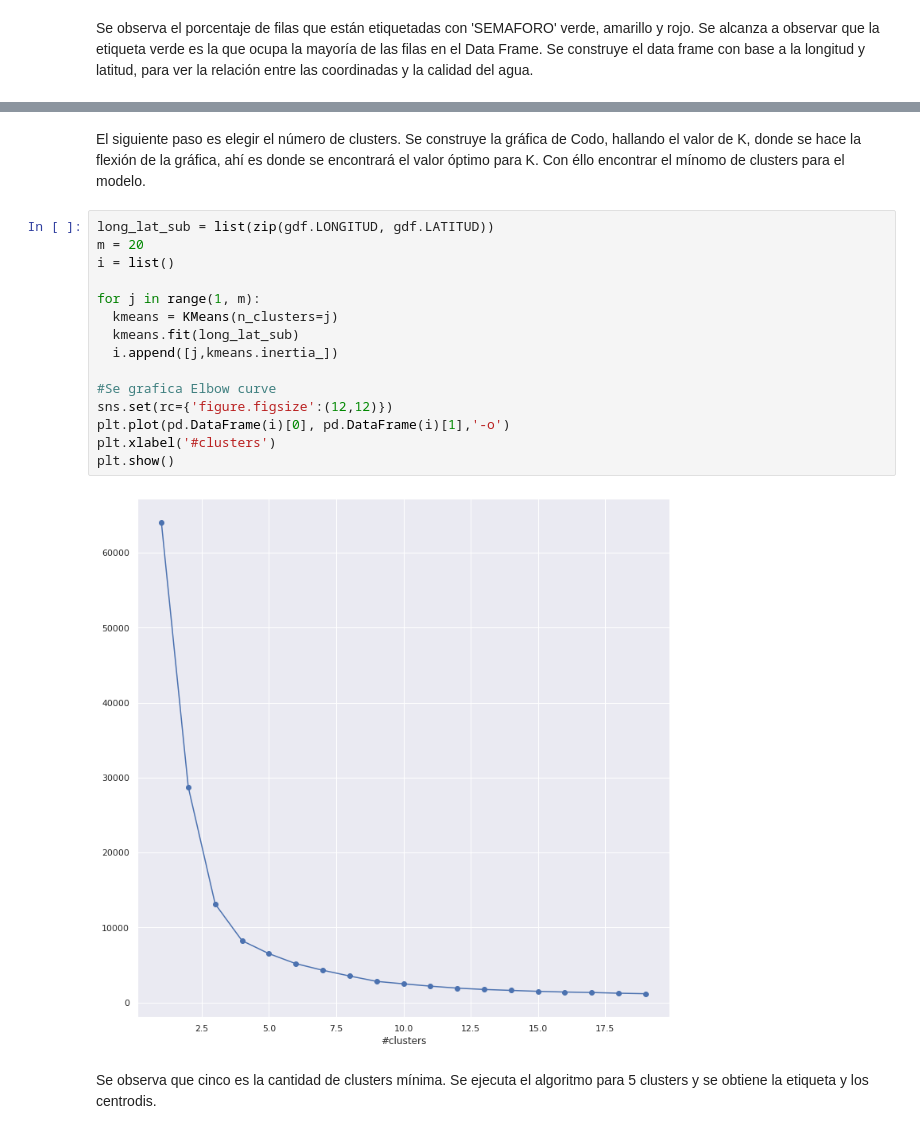
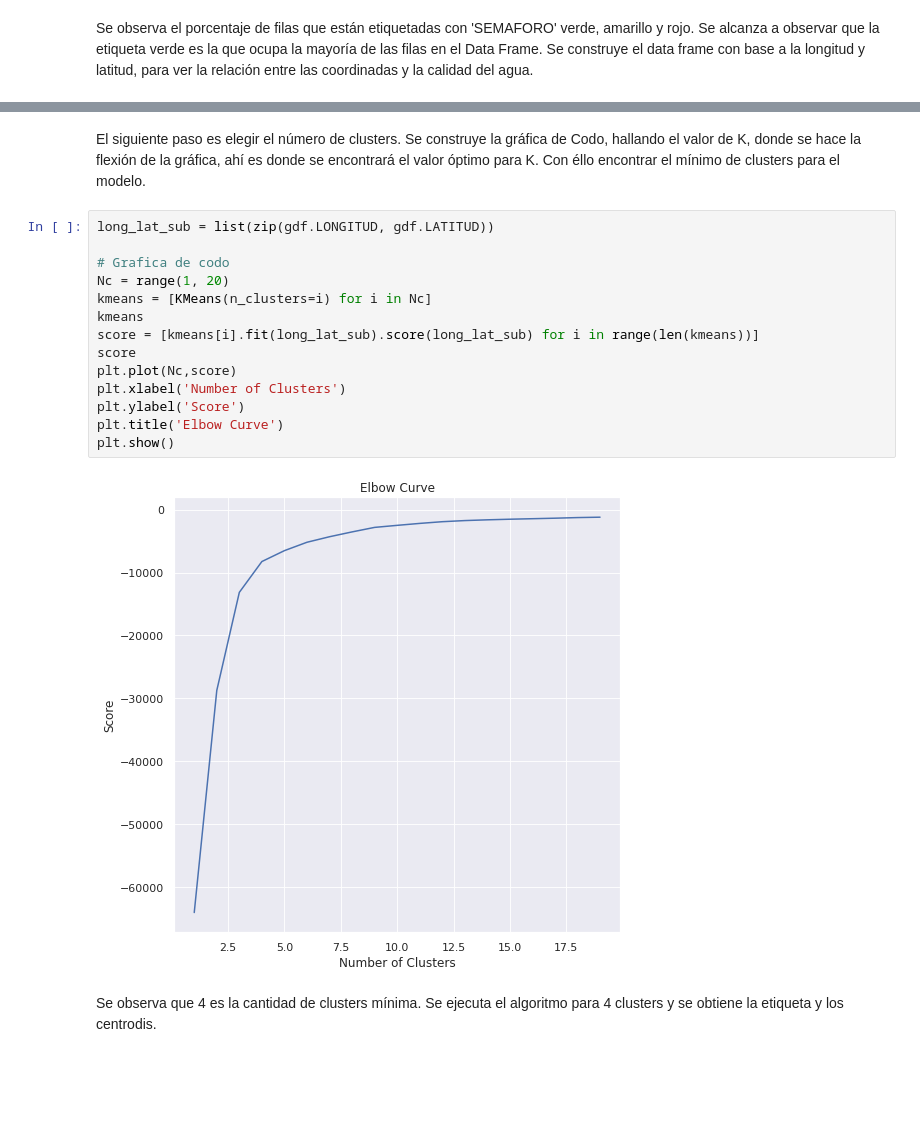
Before and after one commit to PosgradoMNA/actividades-del-projecto-equipo70, a Jupyter notebook: RetoFinal/Entrega1/Reto_Entrega1_Limpieza_análisis_visualización_kmeans.ipynb, the cells around one changed output, grey strips where cells are left out. Saved outputs shown, nothing was run; the diff lists cells and outputs as text; blank space fills up the shorter version.

Commit message:
Análisis de semáforo con Kmeans

```diff
--- a/RetoFinal/Entrega1/Reto_Entrega1_Limpieza_análisis_visualización_kmeans.ipynb
+++ b/RetoFinal/Entrega1/Reto_Entrega1_Limpieza_análisis_visualización_kmeans.ipynb
@@ -689,23 +681,22 @@ gdf = gpd.GeoDataFrame(df_sub_lonlat, geometry="Coordinates")
 # %% [markdown]
-El siguiente paso es elegir el número de clusters. Se construye la gráfica de Codo, hallando el valor de K, donde se hace la flexión de la gráfica, ahí es donde se encontrará el valor óptimo para K. Con éllo encontrar el mínomo de clusters para el modelo.
+El siguiente paso es elegir el número de clusters. Se construye la gráfica de Codo, hallando el valor de K, donde se hace la flexión de la gráfica, ahí es donde se encontrará el valor óptimo para K. Con éllo encontrar el mínimo de clusters para el modelo.
-# %%
-long_lat_sub = list(zip(gdf.LONGITUD, gdf.LATITUD))
-m = 20
-i = list()
-
-for j in range(1, m):
-  kmeans = KMeans(n_clusters=j)
-  kmeans.fit(long_lat_sub)
-  i.append([j,kmeans.inertia_])
-
-#Se grafica Elbow curve
-sns.set(rc={'figure.figsize':(12,12)})
-plt.plot(pd.DataFrame(i)[0], pd.DataFrame(i)[1],'-o')
-plt.xlabel('#clusters')
-plt.show()
-# %% [output]
-[figure, removed]
+# %%
+long_lat_sub = list(zip(gdf.LONGITUD, gdf.LATITUD))
+
+# Grafica de codo
+Nc = range(1, 20)
+kmeans = [KMeans(n_clusters=i) for i in Nc]
+kmeans
+score = [kmeans[i].fit(long_lat_sub).score(long_lat_sub) for i in range(len(kmeans))]
+score
+plt.plot(Nc,score)
+plt.xlabel('Number of Clusters')
+plt.ylabel('Score')
+plt.title('Elbow Curve')
+plt.show()
+# %% [output]
+[figure, added]
 # %% [markdown]
-Se observa que cinco es la cantidad de clusters mínima. Se ejecuta el algoritmo para 5 clusters y se obtiene la etiqueta y los centrodis.
+Se observa que 4 es la cantidad de clusters mínima. Se ejecuta el algoritmo para 4 clusters y se obtiene la etiqueta y los centrodis.
 # %%
 #Con KMeans se encontrará las agrupaciones (latitud y longitud o coordenadas), de acuerdo a la calidad del agua
```
Also changed, not shown: parts of 21 cells of this notebook.
